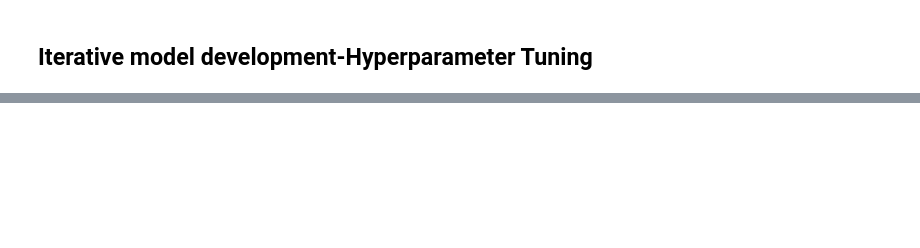
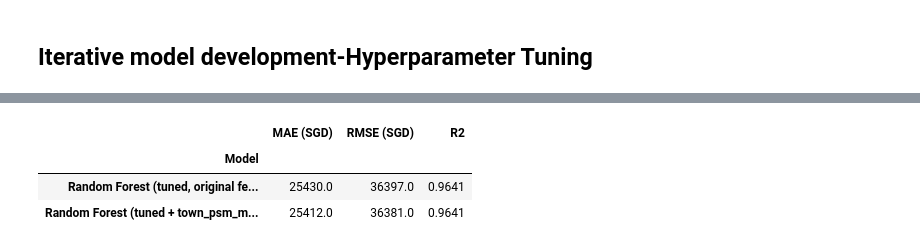
Before and after one commit to alimanchester1030-ai/nestvalue-hdb-price, a Jupyter notebook: MLDP_Program_Codes_Ali_2501406I.ipynb, the cells around one changed output, grey strips where cells are left out. Cells and saved outputs as stored; diff of their text form; code cells hidden in the pictures; blank space fills up the shorter version.

Commit message:
Completed Feature Engineering,Comparison between tuned and engineered feature and interpretations.

```diff
--- a/MLDP_Program_Codes_Ali_2501406I.ipynb
+++ b/MLDP_Program_Codes_Ali_2501406I.ipynb
@@ -455,0 +471,28 @@ Best hyperparameters: {'model__n_estimators': 150, 'model__max_depth': None}
+# %%
+## Feature engineering: add town-level median price per sqm (train-only, avoids leakage)
+price_per_sqm_train = (y_train / X_train['floor_area_sqm'])
+town_psm_median = price_per_sqm_train.groupby(X_train['town']).median()
+
+def add_town_psm(X):
+    X = X.copy()
+    X['town_psm_median'] = X['town'].map(town_psm_median)
+    X['town_psm_median'] = X['town_psm_median'].fillna(town_psm_median.median())
+    return X
+
+X_train_fe = add_town_psm(X_train)
+X_test_fe = add_town_psm(X_test)
+numeric_features_fe = numeric_features + ['town_psm_median']
+
+preprocessor_fe = ColumnTransformer(transformers=[
+    ('num', StandardScaler(), numeric_features_fe),
+    ('cat', OneHotEncoder(handle_unknown='ignore'), categorical_features)
+])
+
+# Use the same best hyperparameters found during tuning
+best_params = {k.replace('model__', ''): v for k, v in random_search.best_params_.items()}
+
+newest_pipeline = Pipeline([
+    ('preprocessor', preprocessor_fe),
+    ('model', RandomForestRegressor(**best_params, random_state=RANDOM_STATE, n_jobs=1))
+])
+newest_pipeline.fit(X_train_fe, y_train)
@@ -455,0 +520,12 @@ Best hyperparameters: {'model__n_estimators': 150, 'model__max_depth': None}
+# %%
+## Compare tuned (original features) vs newest (tuned + engineered feature)
+final_comparison = pd.DataFrame([
+    evaluate('Random Forest (tuned, original features)', tuned_model, X_test, y_test),
+    evaluate('Random Forest (tuned + town_psm_median)', newest_pipeline, X_test_fe, y_test)
+]).set_index('Model')
+final_comparison
+# %% [output]
+|  | MAE (SGD) | RMSE (SGD) | R2 |
+| Model |  |  |  |
+| Random Forest (tuned, original fe... | 25430.0 | 36397.0 | 0.9641 |
+| Random Forest (tuned + town_psm_m... | 25412.0 | 36381.0 | 0.9641 |
```
Also changed, not shown: parts of 15 cells of this notebook.
